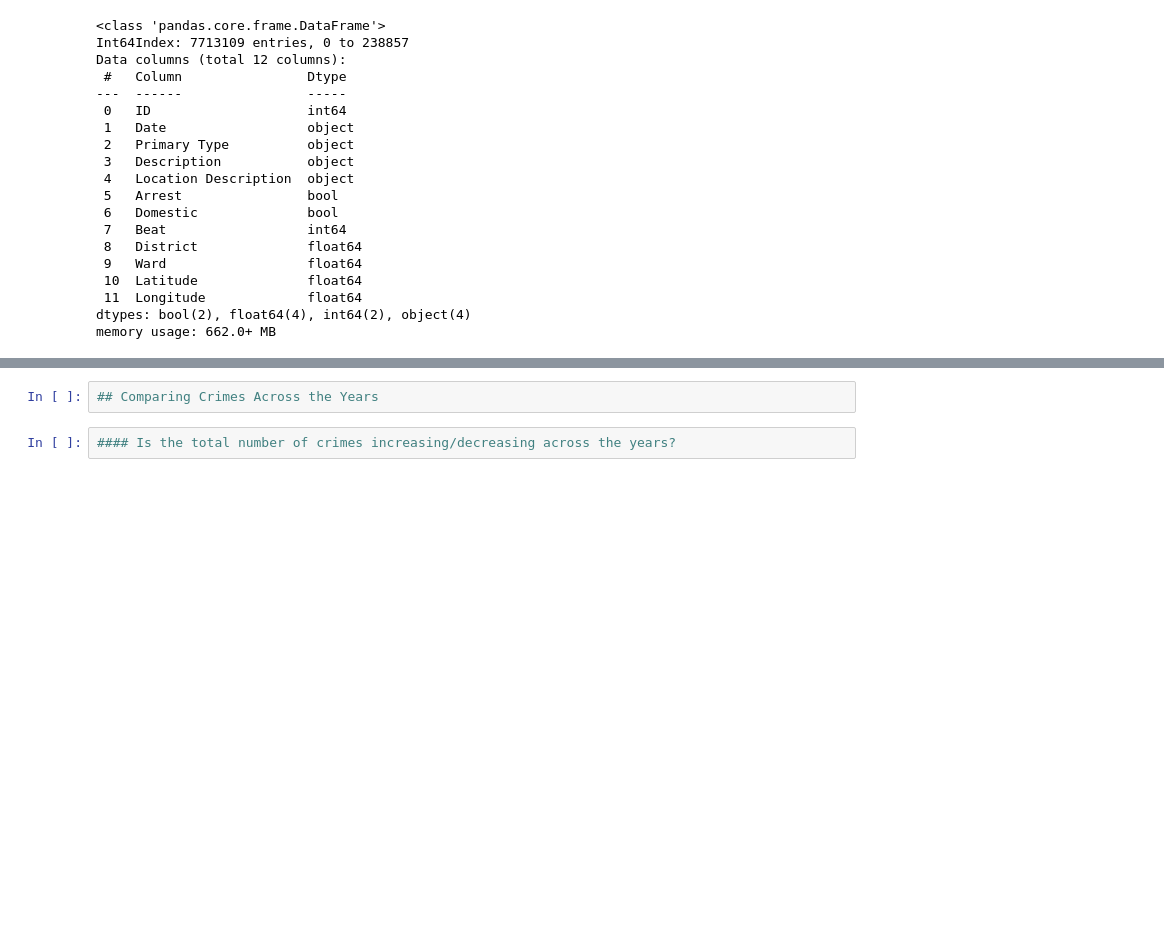
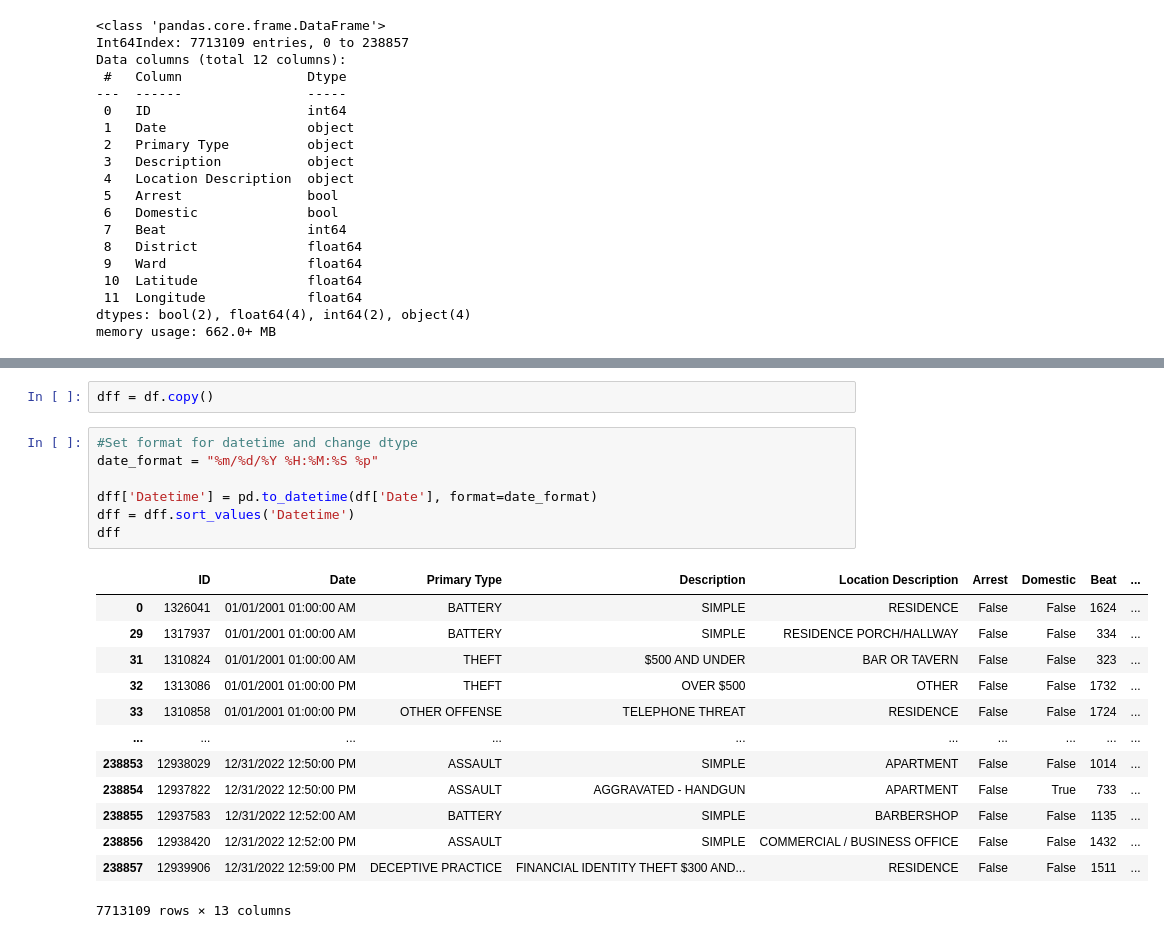
Before and after one commit to SeeBee8/Chicago-Crimes, a Jupyter notebook: Part1_Project3.ipynb, the cells around one changed output, grey strips where cells are left out. Cells and saved outputs as stored; diff of their text form; blank space fills up the shorter version.

```diff
--- a/Part1_Project3.ipynb
+++ b/Part1_Project3.ipynb
@@ -175,4 +178,23 @@ Taken from: data.cityofchicago.org/Public-Safety/Crimes-2001-to-Present/
-# %%
-## Comparing Crimes Across the Years
-# %%
-#### Is the total number of crimes increasing/decreasing across the years?
+# %%
+dff = df.copy()
+# %%
+#Set format for datetime and change dtype
+date_format = "%m/%d/%Y %H:%M:%S %p"
+
+dff['Datetime'] = pd.to_datetime(df['Date'], format=date_format)
+dff = dff.sort_values('Datetime')
+dff
+# %% [output]
+|  | ID | Date | Primary Type | Description | Location Description | Arrest | Domestic | Beat | ... |
+| 0 | 1326041 | 01/01/2001 01:00:00 AM | BATTERY | SIMPLE | RESIDENCE | False | False | 1624 | ... |
+| 29 | 1317937 | 01/01/2001 01:00:00 AM | BATTERY | SIMPLE | RESIDENCE PORCH/HALLWAY | False | False | 334 | ... |
+| 31 | 1310824 | 01/01/2001 01:00:00 AM | THEFT | $500 AND UNDER | BAR OR TAVERN | False | False | 323 | ... |
+| 32 | 1313086 | 01/01/2001 01:00:00 PM | THEFT | OVER $500 | OTHER | False | False | 1732 | ... |
+| 33 | 1310858 | 01/01/2001 01:00:00 PM | OTHER OFFENSE | TELEPHONE THREAT | RESIDENCE | False | False | 1724 | ... |
+| ... | ... | ... | ... | ... | ... | ... | ... | ... | ... |
+| 238853 | 12938029 | 12/31/2022 12:50:00 PM | ASSAULT | SIMPLE | APARTMENT | False | False | 1014 | ... |
+| 238854 | 12937822 | 12/31/2022 12:50:00 PM | ASSAULT | AGGRAVATED - HANDGUN | APARTMENT | False | True | 733 | ... |
+| 238855 | 12937583 | 12/31/2022 12:52:00 AM | BATTERY | SIMPLE | BARBERSHOP | False | False | 1135 | ... |
+| 238856 | 12938420 | 12/31/2022 12:52:00 PM | ASSAULT | SIMPLE | COMMERCIAL / BUSINESS OFFICE | False | False | 1432 | ... |
+| 238857 | 12939906 | 12/31/2022 12:59:00 PM | DECEPTIVE PRACTICE | FINANCIAL IDENTITY THEFT $300 AND... | RESIDENCE | False | False | 1511 | ... |
+7713109 rows × 13 columns
```
Also changed, not shown: parts of 28 cells of this notebook.
